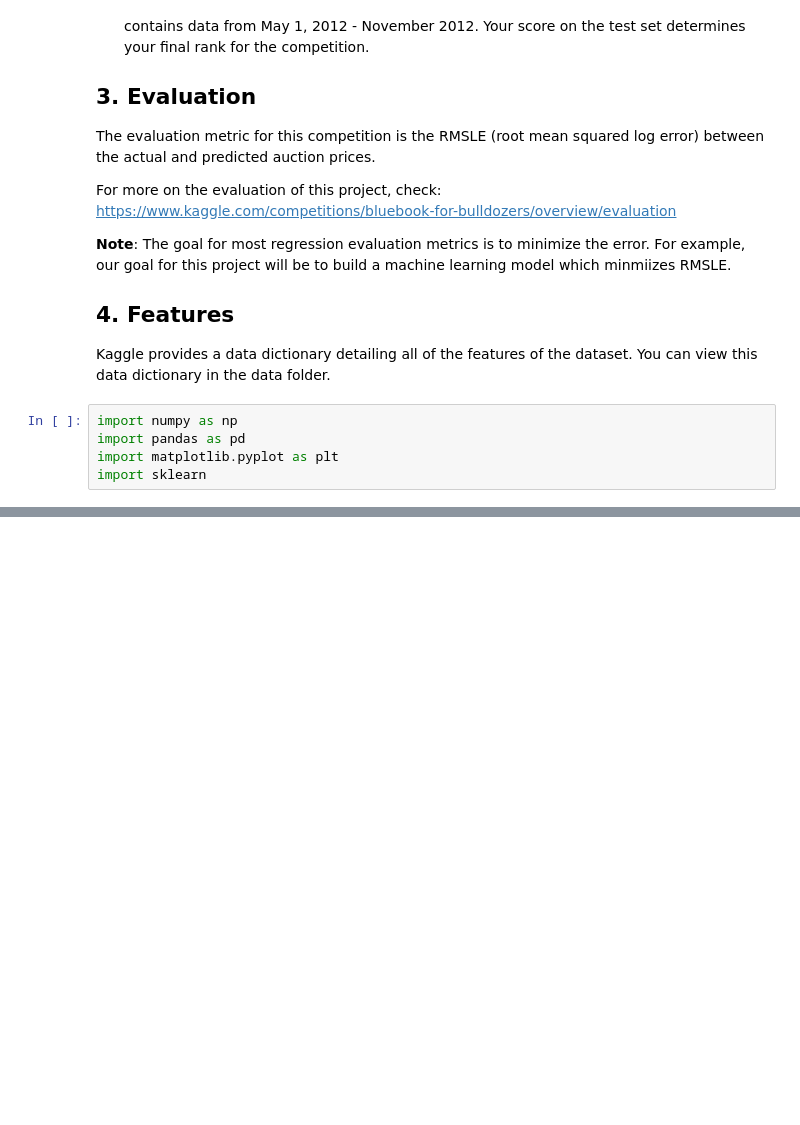
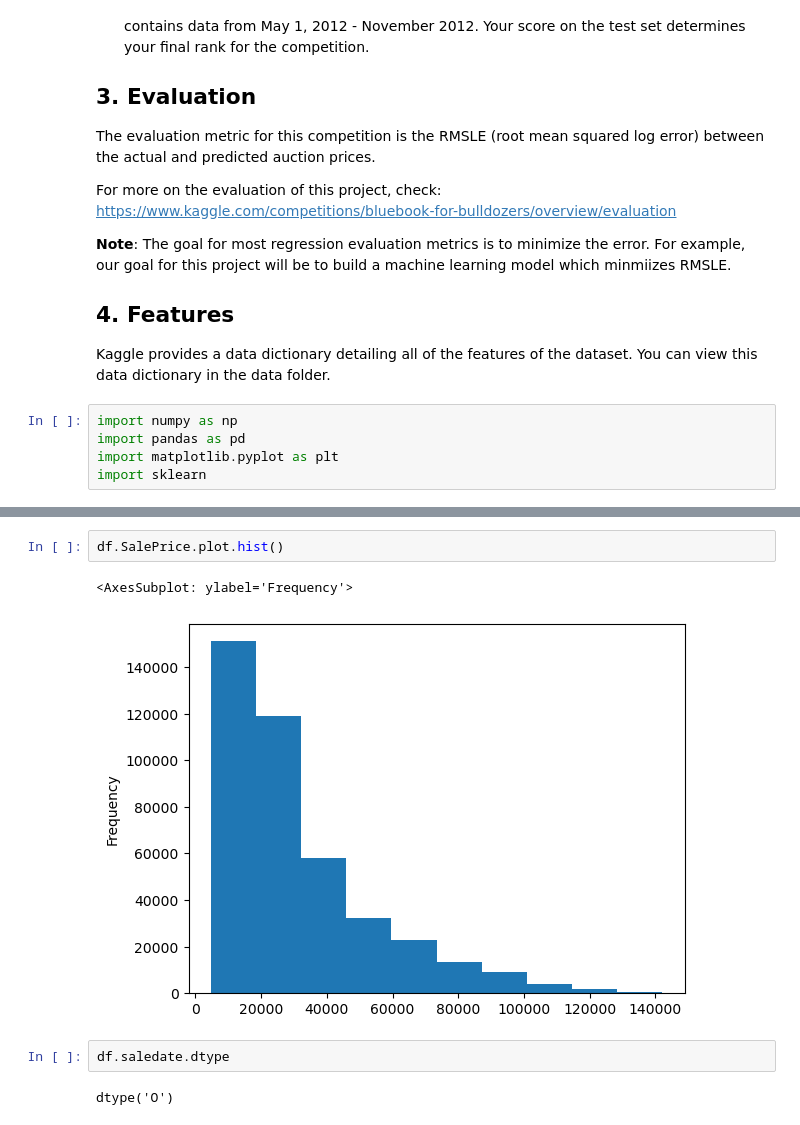
Before and after one commit to ihouwat/supervised-ml-classifier-regressor, a Jupyter notebook: bulldozer-price-regression.ipynb, the cells around one changed output, grey strips where cells are left out. Cells and saved outputs as stored; diff of their text form; blank space fills up the shorter version.

```diff
--- a/bulldozer-price-regression.ipynb
+++ b/bulldozer-price-regression.ipynb
@@ -34,0 +117,9 @@ import sklearn
+# %%
+df.SalePrice.plot.hist()
+# %% [output]
+<AxesSubplot: ylabel='Frequency'>
+[figure, added]
+# %%
+df.saledate.dtype
+# %% [output]
+dtype('O')
```
Also changed, not shown: parts of 12 cells of this notebook.
